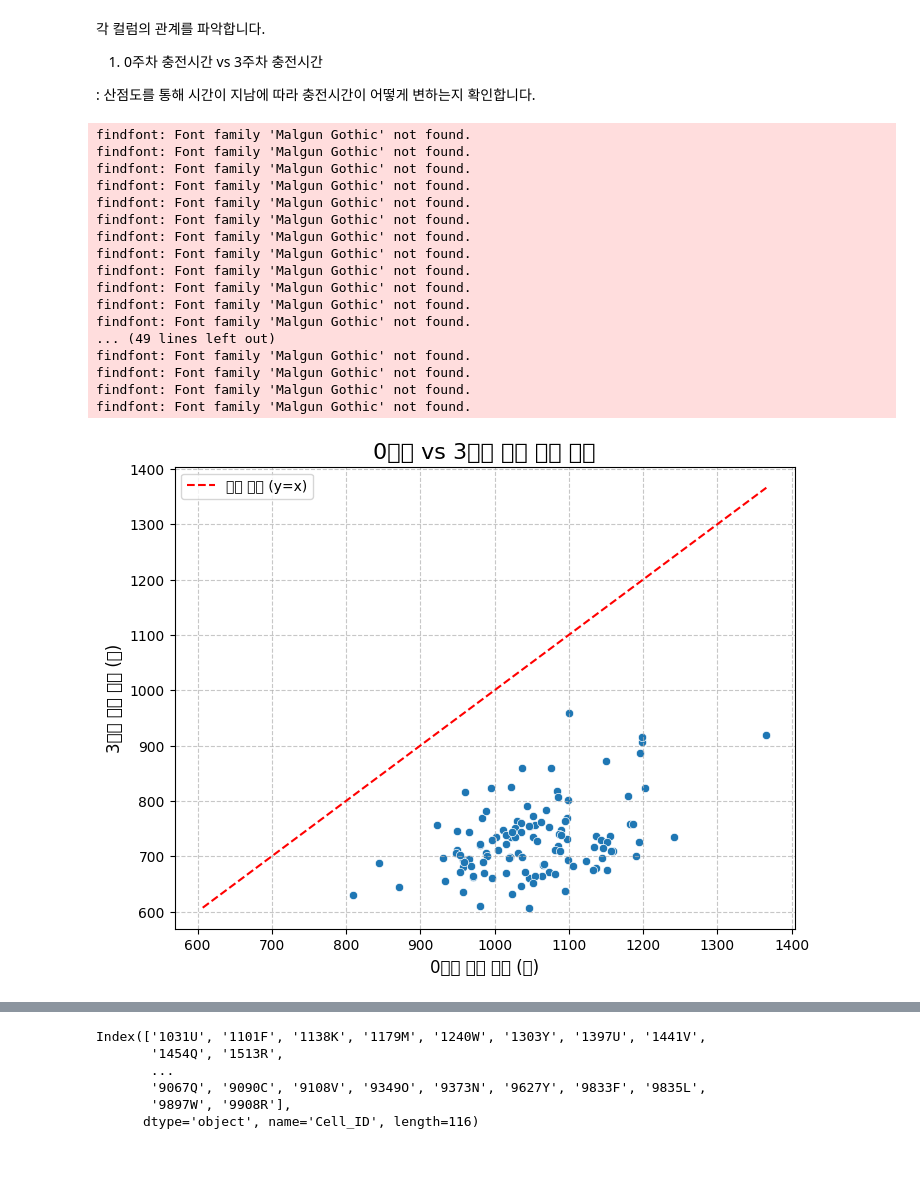
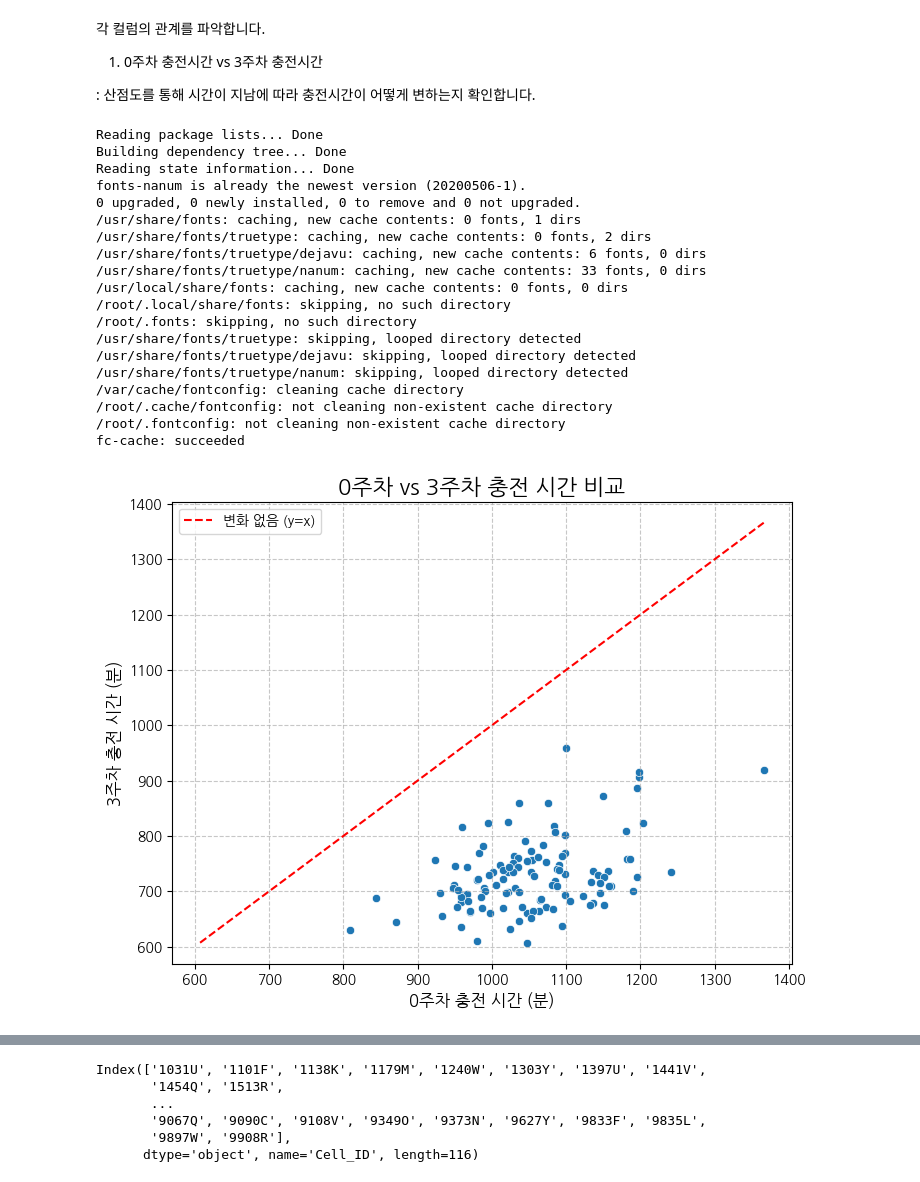
Before and after one commit to Uheech/YearDreamSchool-Competition, a Jupyter notebook: code.ipynb, the cells around one changed output, grey strips where cells are left out. Drawn from its saved outputs; the diff is of its cells as text; code cells hidden in the pictures.

```diff
--- a/code.ipynb
+++ b/code.ipynb
@@ -89,57 +125,63 @@ memory usage: 36.7+ KB
 # %%
 import matplotlib.pyplot as plt
 import seaborn as sns
-import matplotlib.font_manager as fm # 폰트 깨져서 매니저 불러옴
+
+!sudo apt-get install -y fonts-nanum
+!sudo fc-cache -fv
+!rm -rf ~/.cache/matplotlib # Matplotlib 캐시 삭제 (필수!)
+plt.rcParams['font.family'] = 'NanumGothic'
 
 # 윈도우 환경(맑은 고딕)
-plt.rcParams['font.family'] = 'Malgun Gothic'
+
 # 마이너스 부호 깨짐 방지
 plt.rcParams['axes.unicode_minus'] = False
 
 
 plt.figure(figsize=(8, 6)) # 그래프의 크기를 설정 (가로 8인치, 세로 6인치)
 
 # 산점도 그리기
 # x축: 0주차에서 특정 레벨까지 충전되는 데 걸리는 시간
 # y축: 3주차에서 특정 레벨까지 충전되는 데 걸리는 시간
 sns.scatterplot(x='CV_time_0', y='CV_time_3', data=train_df)
 
 # 대각선 (y=x) 추가: 둘의 시간이 같다면 점이 대각선 위에 있을 것입니다.
 plt.plot([min(train_df['CV_time_0'].min(), train_df['CV_time_3'].min()),
           max(train_df['CV_time_0'].max(), train_df['CV_time_3'].max())],# X축에 찍을 두 점의 좌표
          [min(train_df['CV_time_0'].min(), train_df['CV_time_3'].min()), # y축에 찍을 두 점의 좌표
           max(train_df['CV_time_0'].max(), train_df['CV_time_3'].max())],
          color='red', linestyle='--', label='변화 없음 (y=x)')
 
 # 그래프 제목과 축 라벨 설정
 plt.title('0주차 vs 3주차 충전 시간 비교', fontsize=16)
 plt.xlabel('0주차 충전 시간 (분)', fontsize=12)
 plt.ylabel('3주차 충전 시간 (분)', fontsize=12)
 
 # 그리드(격자) 추가하여 값 확인 용이하게
 plt.grid(True, linestyle='--', alpha=0.7)
 
 # 범례 표시 (대각선 라벨을 보여주기 위해)
 plt.legend()
 
 # 그래프 보여주기
 plt.show()
 # %% [output]
-findfont: Font family 'Malgun Gothic' not found.
-findfont: Font family 'Malgun Gothic' not found.
-findfont: Font family 'Malgun Gothic' not found.
-findfont: Font family 'Malgun Gothic' not found.
-findfont: Font family 'Malgun Gothic' not found.
-findfont: Font family 'Malgun Gothic' not found.
-findfont: Font family 'Malgun Gothic' not found.
-findfont: Font family 'Malgun Gothic' not found.
-findfont: Font family 'Malgun Gothic' not found.
-findfont: Font family 'Malgun Gothic' not found.
-findfont: Font family 'Malgun Gothic' not found.
-findfont: Font family 'Malgun Gothic' not found.
-... (49 lines left out)
-findfont: Font family 'Malgun Gothic' not found.
-findfont: Font family 'Malgun Gothic' not found.
-findfont: Font family 'Malgun Gothic' not found.
-findfont: Font family 'Malgun Gothic' not found.
+Reading package lists... Done
+Building dependency tree... Done
+Reading state information... Done
+fonts-nanum is already the newest version (20200506-1).
+0 upgraded, 0 newly installed, 0 to remove and 0 not upgraded.
+/usr/share/fonts: caching, new cache contents: 0 fonts, 1 dirs
+/usr/share/fonts/truetype: caching, new cache contents: 0 fonts, 2 dirs
+/usr/share/fonts/truetype/dejavu: caching, new cache contents: 6 fonts, 0 dirs
+/usr/share/fonts/truetype/nanum: caching, new cache contents: 33 fonts, 0 dirs
+/usr/local/share/fonts: caching, new cache contents: 0 fonts, 0 dirs
+/root/.local/share/fonts: skipping, no such directory
+/root/.fonts: skipping, no such directory
+/usr/share/fonts/truetype: skipping, looped directory detected
+/usr/share/fonts/truetype/dejavu: skipping, looped directory detected
+/usr/share/fonts/truetype/nanum: skipping, looped directory detected
+/var/cache/fontconfig: cleaning cache directory
+/root/.cache/fontconfig: not cleaning non-existent cache directory
+/root/.fontconfig: not cleaning non-existent cache directory
+fc-cache: succeeded
-[figure, old version]
+[figure, new version]
```
Also changed, not shown: parts of 29 cells of this notebook.
